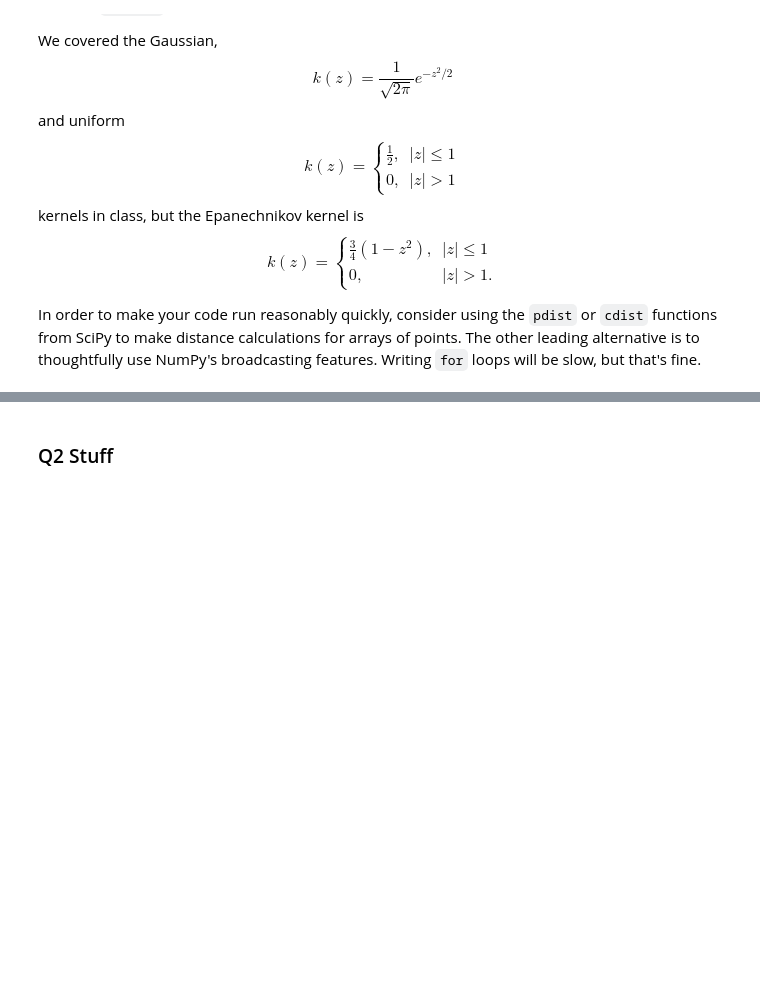
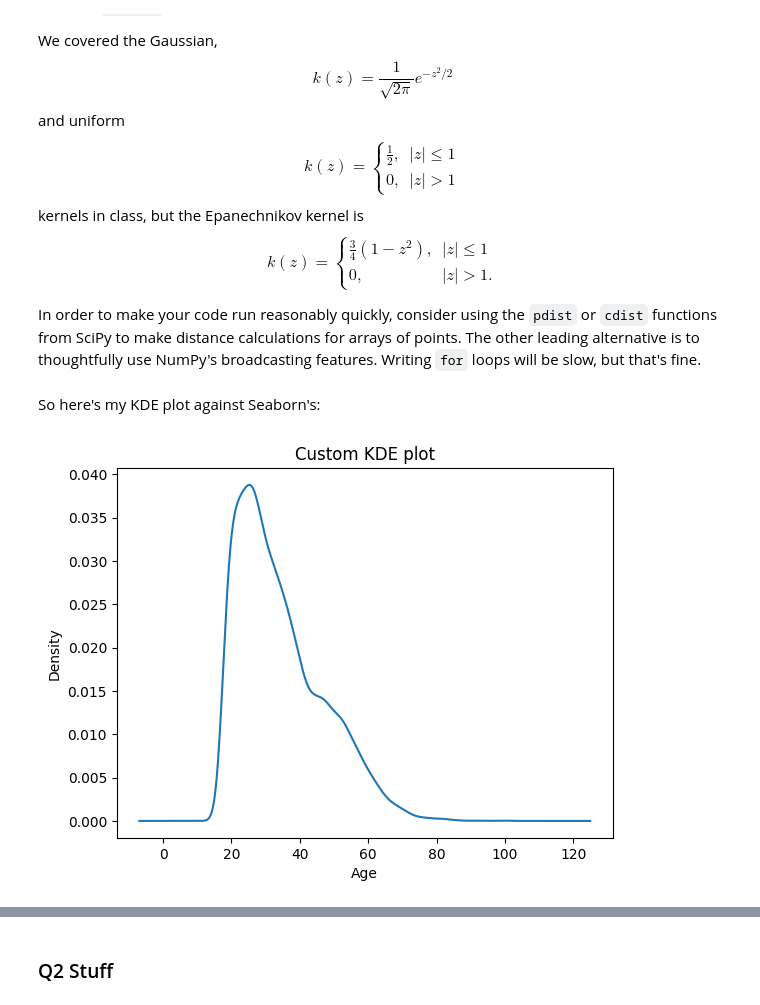
Before and after one commit to kevincha12/visualization_assignment, a Jupyter notebook: assignment.ipynb, the cells around one changed output, grey strips where cells are left out. Saved outputs shown, nothing was run; the diff lists cells and outputs as text; code cells hidden in the pictures; blank space fills up the shorter version.

```diff
--- a/assignment.ipynb
+++ b/assignment.ipynb
@@ -71,0 +97,9 @@ def kde_plot(arr, bw=None, kernel='gaussian'):
+# %%
+df = pd.read_csv('./data/pretrial_data.csv')
+arr = df['age'].dropna()
+# %% [markdown]
+So here's my KDE plot against Seaborn's:
+# %%
+kde_plot(arr, kernel='gaussian', xlab='Age')
+# %% [output]
+[figure, added]
```
Also changed, not shown: parts of 9 cells of this notebook.
